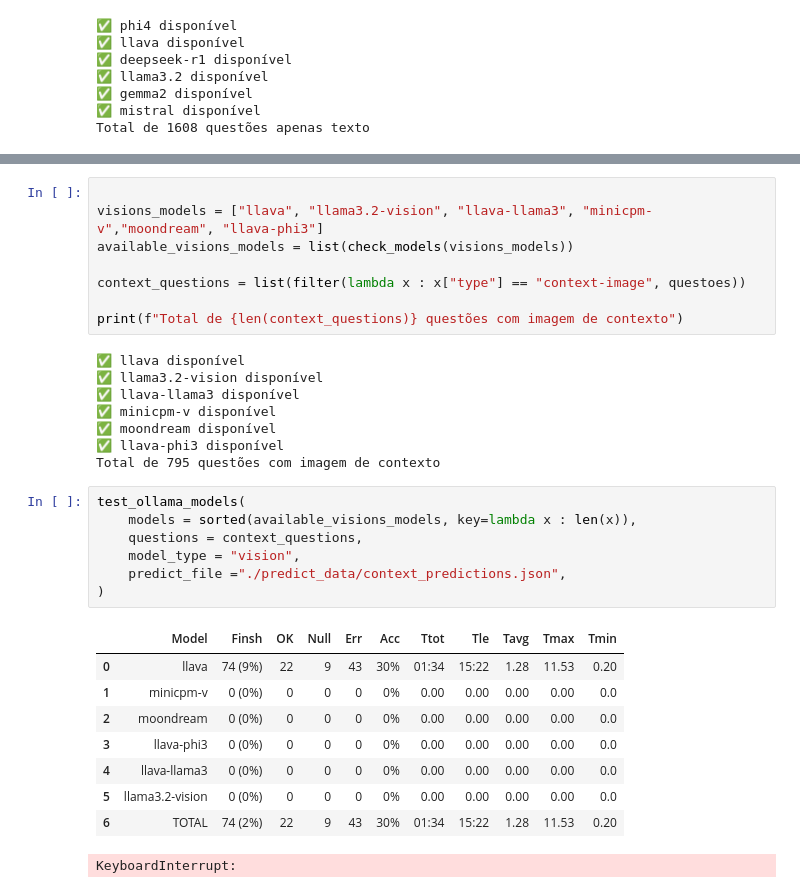
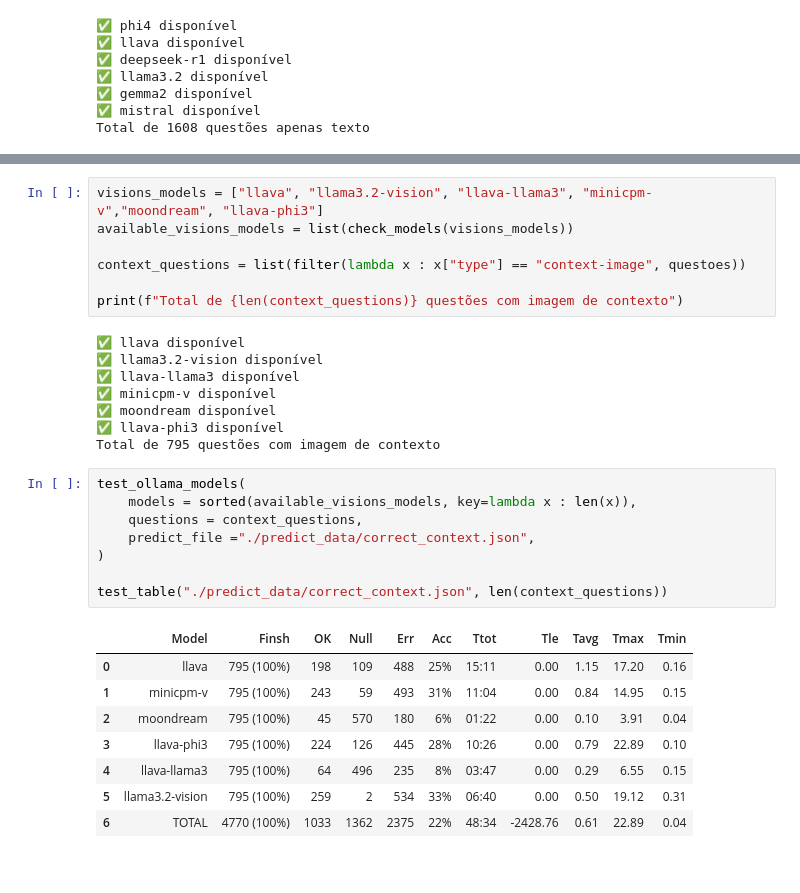
Before and after one commit to rubdelima/estuda-ia, a Jupyter notebook: 01-Predict.ipynb, the cells around one changed output, grey strips where cells are left out. Drawn from its saved outputs; the diff is of its cells as text.

Commit message:
add multi model tests

```diff
--- a/01-Predict.ipynb
+++ b/01-Predict.ipynb
@@ -38,5 +49,4 @@ test_ollama_models(
 # %%
-
 visions_models = ["llava", "llama3.2-vision", "llava-llama3", "minicpm-v","moondream", "llava-phi3"]
 available_visions_models = list(check_models(visions_models))
 
@@ -54,17 +64,17 @@ Total de 795 questões com imagem de contexto
 # %%
 test_ollama_models(
     models = sorted(available_visions_models, key=lambda x : len(x)),
     questions = context_questions,
-    model_type = "vision",
-    predict_file ="./predict_data/context_predictions.json",
+    predict_file ="./predict_data/correct_context.json",
 )
+
+test_table("./predict_data/correct_context.json", len(context_questions))
 # %% [output]
 |  | Model | Finsh | OK | Null | Err | Acc | Ttot | Tle | Tavg | Tmax | Tmin |
-| 0 | llava | 74 (9%) | 22 | 9 | 43 | 30% | 01:34 | 15:22 | 1.28 | 11.53 | 0.20 |
-| 1 | minicpm-v | 0 (0%) | 0 | 0 | 0 | 0% | 0.00 | 0.00 | 0.00 | 0.00 | 0.0 |
-| 2 | moondream | 0 (0%) | 0 | 0 | 0 | 0% | 0.00 | 0.00 | 0.00 | 0.00 | 0.0 |
-| 3 | llava-phi3 | 0 (0%) | 0 | 0 | 0 | 0% | 0.00 | 0.00 | 0.00 | 0.00 | 0.0 |
-| 4 | llava-llama3 | 0 (0%) | 0 | 0 | 0 | 0% | 0.00 | 0.00 | 0.00 | 0.00 | 0.0 |
-| 5 | llama3.2-vision | 0 (0%) | 0 | 0 | 0 | 0% | 0.00 | 0.00 | 0.00 | 0.00 | 0.0 |
-| 6 | TOTAL | 74 (2%) | 22 | 9 | 43 | 30% | 01:34 | 15:22 | 1.28 | 11.53 | 0.20 |
+| 0 | llava | 795 (100%) | 198 | 109 | 488 | 25% | 15:11 | 0.00 | 1.15 | 17.20 | 0.16 |
+| 1 | minicpm-v | 795 (100%) | 243 | 59 | 493 | 31% | 11:04 | 0.00 | 0.84 | 14.95 | 0.15 |
+| 2 | moondream | 795 (100%) | 45 | 570 | 180 | 6% | 01:22 | 0.00 | 0.10 | 3.91 | 0.04 |
+| 3 | llava-phi3 | 795 (100%) | 224 | 126 | 445 | 28% | 10:26 | 0.00 | 0.79 | 22.89 | 0.10 |
+| 4 | llava-llama3 | 795 (100%) | 64 | 496 | 235 | 8% | 03:47 | 0.00 | 0.29 | 6.55 | 0.15 |
+| 5 | llama3.2-vision | 795 (100%) | 259 | 2 | 534 | 33% | 06:40 | 0.00 | 0.50 | 19.12 | 0.31 |
+| 6 | TOTAL | 4770 (100%) | 1033 | 1362 | 2375 | 22% | 48:34 | -2428.76 | 0.61 | 22.89 | 0.04 |
-KeyboardInterrupt:
```
Also changed, not shown: parts of 4 cells of this notebook, 7 other files.
